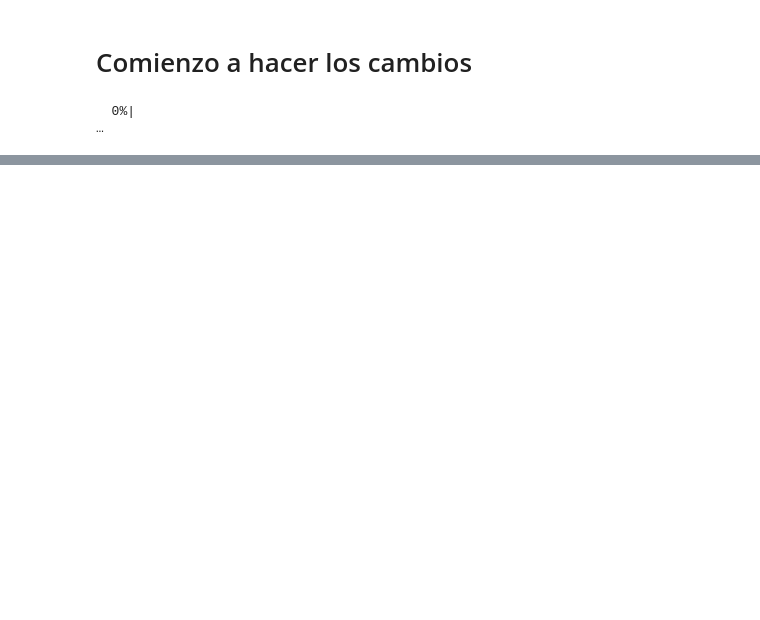
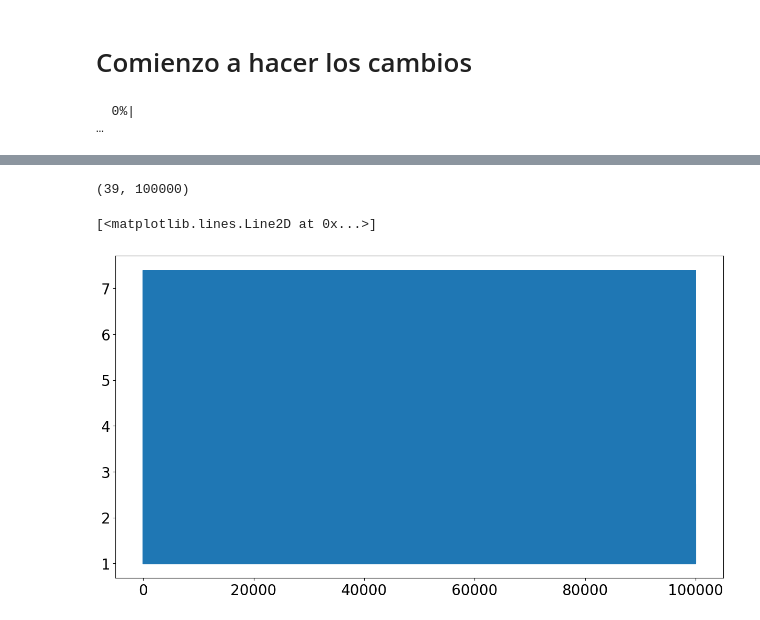
Before and after one commit to Modelizacion-de-Materiales/ModelizacionSolucionProblemas, a Jupyter notebook: Guia5-MC/Guia5-MC-python/Untitled.ipynb, the cells around one changed output, grey strips where cells are left out. Cells and saved outputs as stored; diff of their text form; code cells hidden in the pictures; blank space fills up the shorter version.

```diff
--- a/Guia5-MC/Guia5-MC-python/Untitled.ipynb
+++ b/Guia5-MC/Guia5-MC-python/Untitled.ipynb
@@ -125,0 +152,9 @@ array([3.5       , 3.01329346, 2.64502854, 2.3663821 , 2.15554518,
+# %%
+np.shape(boltsfactors)
+# %% [output]
+(39, 100000)
+# %%
+plt.plot(boltsfactors[0])
+# %% [output]
+[<matplotlib.lines.Line2D at 0x...>]
+[figure, added]
```
Also changed, not shown: parts of 9 cells of this notebook, 1 other file.
